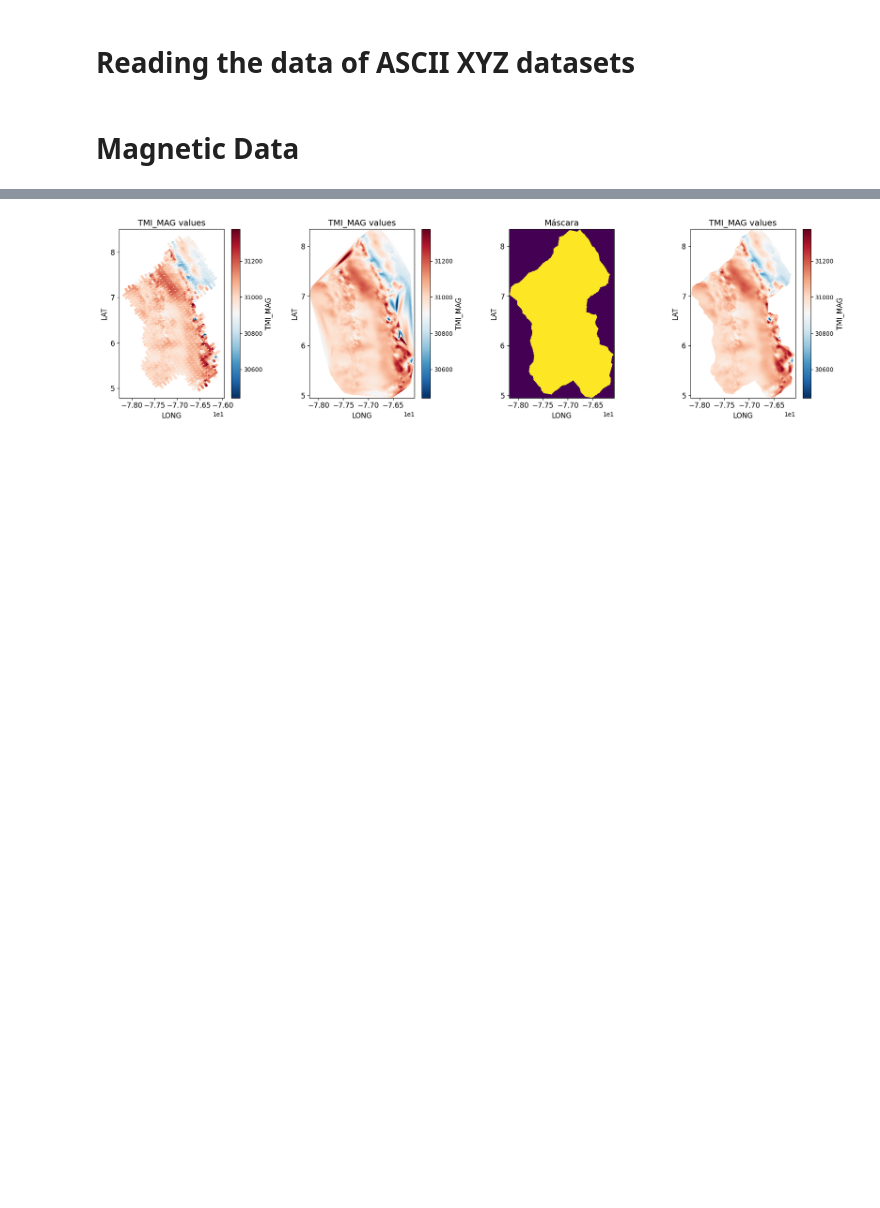
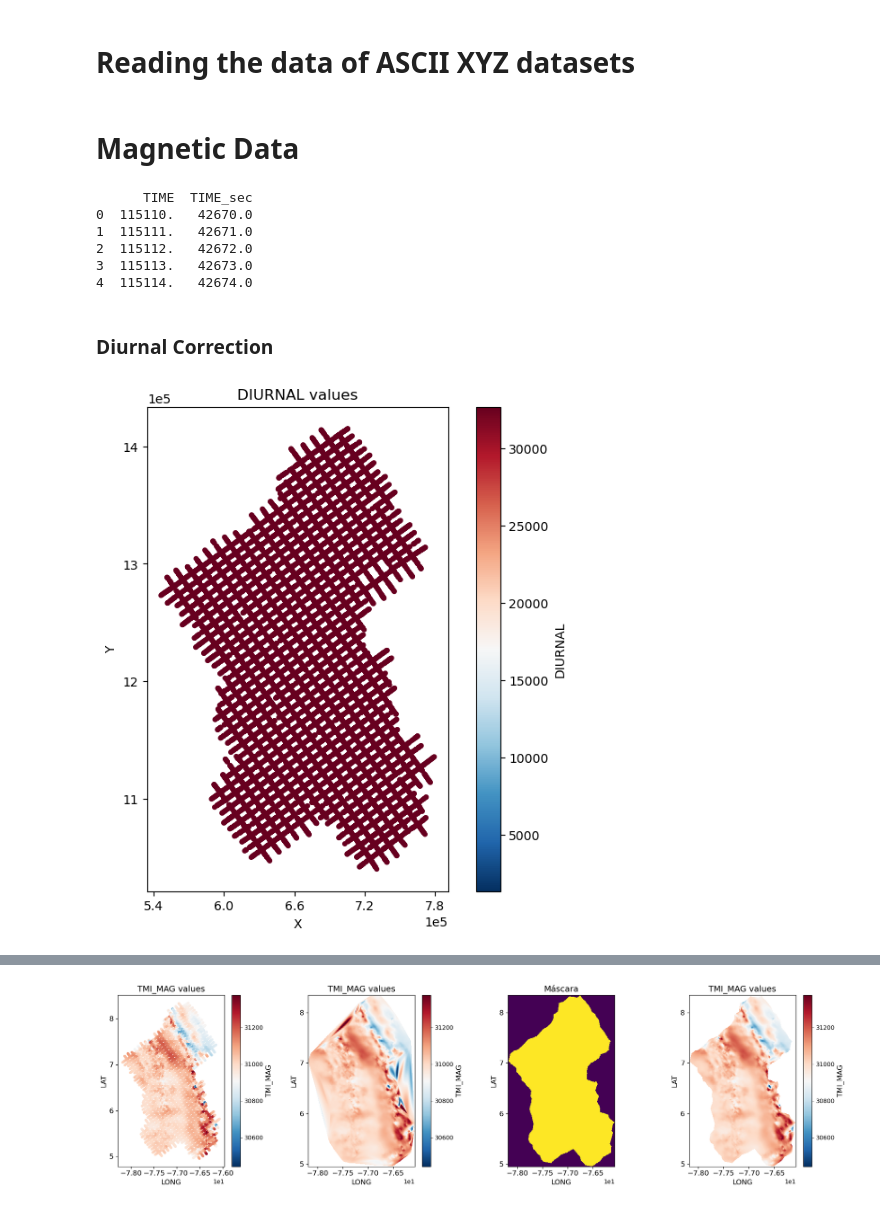
Before and after one commit to AppliedMechanics-EAFIT/lineament_detection, a Jupyter notebook: notebooks/reading/ASCII_xyz_datasets.ipynb, the cells around one changed output, grey strips where cells are left out. Drawn from its saved outputs; the diff is of its cells as text; code cells hidden in the pictures; blank space fills up the shorter version.

```diff
--- a/notebooks/reading/ASCII_xyz_datasets.ipynb
+++ b/notebooks/reading/ASCII_xyz_datasets.ipynb
@@ -42,7 +48,7 @@ df;
 df = df.astype({
     '/FID': int,
     'JDAY': int,
-    'TIME': float,
+    'TIME': str,
     'X': float,
     'Y': float,
     'LAT': float,
@@ -57,6 +63,32 @@ df = df.astype({
     'TMI_MAG': float,
     'block': str
 })
+
+def convert_time_to_seconds(time_str):
+    """Convierte un string de tiempo HHMMSS.ss a segundos totales desde la medianoche."""
+    try:
+        # Asegura que el string tenga al menos 6 caracteres para HHMMSS
+        time_str = time_str.split('.')[0].zfill(6)
+
+        hours = int(time_str[0:2])
+        minutes = int(time_str[2:4])
+        seconds = int(time_str[4:6])
+
+        total_seconds = hours * 3600 + minutes * 60 + seconds
+        return float(total_seconds)
+    except (ValueError, IndexError):
+        # Devuelve NaN si el formato es incorrecto
+        return np.nan
+
+df['TIME_sec'] = df['TIME'].apply(convert_time_to_seconds)
+print(df[['TIME', 'TIME_sec']].head())
+# %% [output]
+      TIME  TIME_sec
+0  115110.   42670.0
+1  115111.   42671.0
+2  115112.   42672.0
+3  115113.   42673.0
+4  115114.   42674.0
 # %%
 df_sorted = df.sort_values('X')
 df_sample = df_sorted.iloc[::10].copy()
@@ -64,3 +96,24 @@ df_sample;
 # %%
 block_values = df_sample['block'].unique()
 block_values;
+# %% [markdown]
+### Diurnal Correction
+# %%
+plt.figure(figsize=(8,7))
+var = 'DIURNAL'
+df_sample[var] = np.where(df_sample[var] == 0.0, np.nan, df_sample[var])
+vmin = (df_sample[var]).min()
+vmax = (df_sample[var]).max()
+plt.scatter(df_sample['X'], df_sample['Y'], cmap='RdBu_r', c=df_sample[var], s=10, vmin=vmin, vmax=1500)
+plt.xlabel('X')
+plt.ylabel('Y')
+plt.colorbar(label=var)
+plt.gca().set_aspect('equal', adjustable='box')
+plt.gca().xaxis.set_major_locator(plt.MaxNLocator(nbins=5))
+plt.gca().yaxis.set_major_locator(plt.MaxNLocator(nbins=5))
+plt.ticklabel_format(style='sci', axis='x', scilimits=(5,5))
+plt.ticklabel_format(style='sci', axis='y', scilimits=(5,5))
+plt.title(f'{var} values')
+plt.show()
+# %% [output]
+[figure, added]
```
Also changed, not shown: parts of 14 cells of this notebook.
